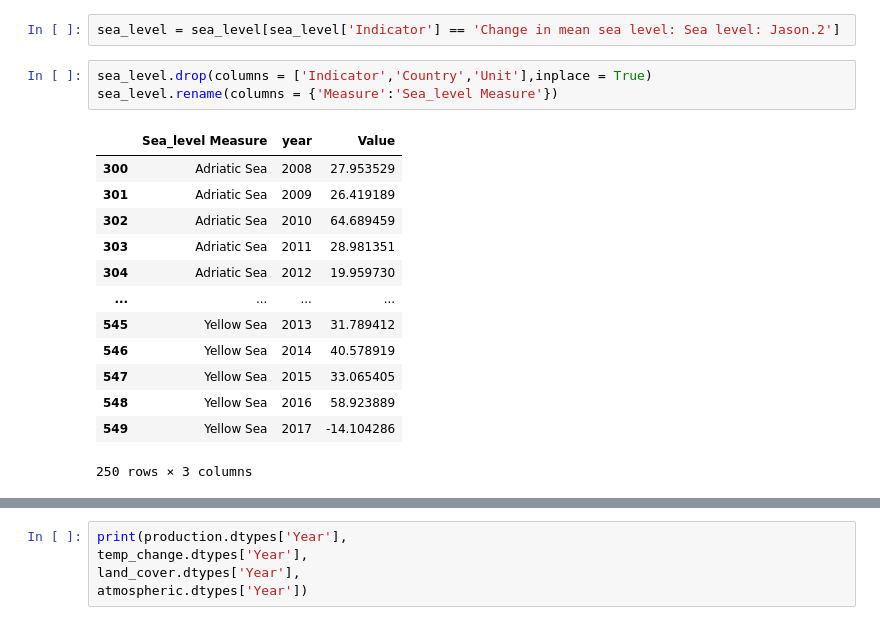
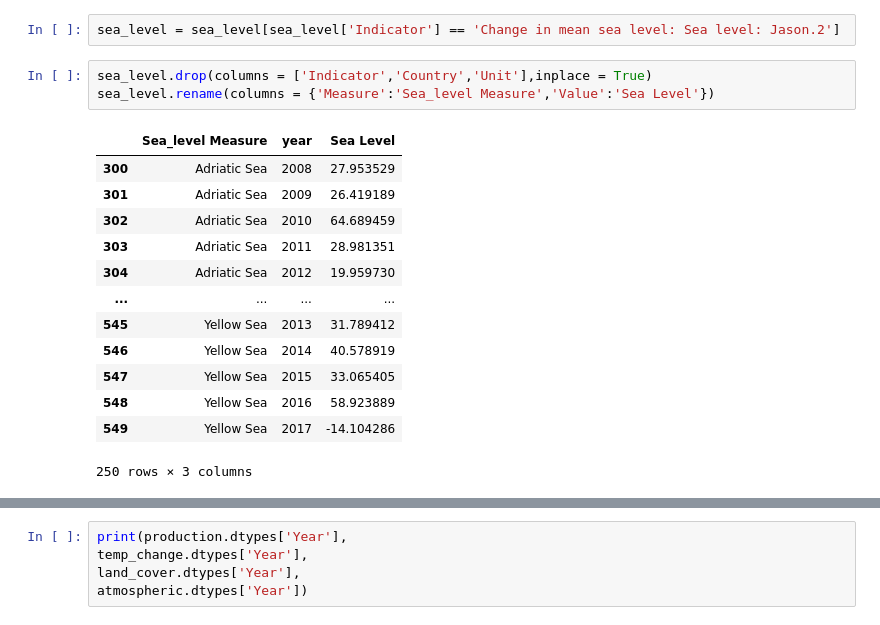
Before and after one commit to aymanezz/Climate_Impact_Agriculture_Yield, a Jupyter notebook: notebooks/feature_engineering.ipynb, the cells around one changed output, grey strips where cells are left out. Saved outputs shown, nothing was run; the diff lists cells and outputs as text.

```diff
--- a/notebooks/feature_engineering.ipynb
+++ b/notebooks/feature_engineering.ipynb
@@ -158,9 +174,9 @@ sea_level.head()
 sea_level = sea_level[sea_level['Indicator'] == 'Change in mean sea level: Sea level: Jason.2']
 # %%
 sea_level.drop(columns = ['Indicator','Country','Unit'],inplace = True)
-sea_level.rename(columns = {'Measure':'Sea_level Measure'})
+sea_level.rename(columns = {'Measure':'Sea_level Measure','Value':'Sea Level'})
 # %% [output]
-|  | Sea_level Measure | year | Value |
+|  | Sea_level Measure | year | Sea Level |
 | 300 | Adriatic Sea | 2008 | 27.953529 |
 | 301 | Adriatic Sea | 2009 | 26.419189 |
 | 302 | Adriatic Sea | 2010 | 64.689459 |
```
Also changed, not shown: parts of 28 cells of this notebook.
